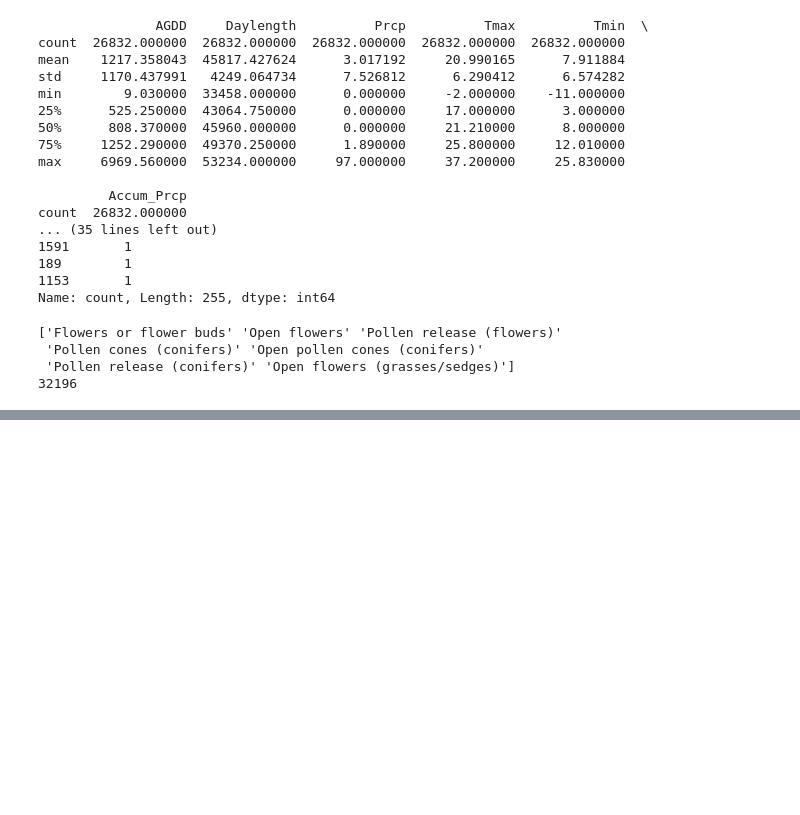
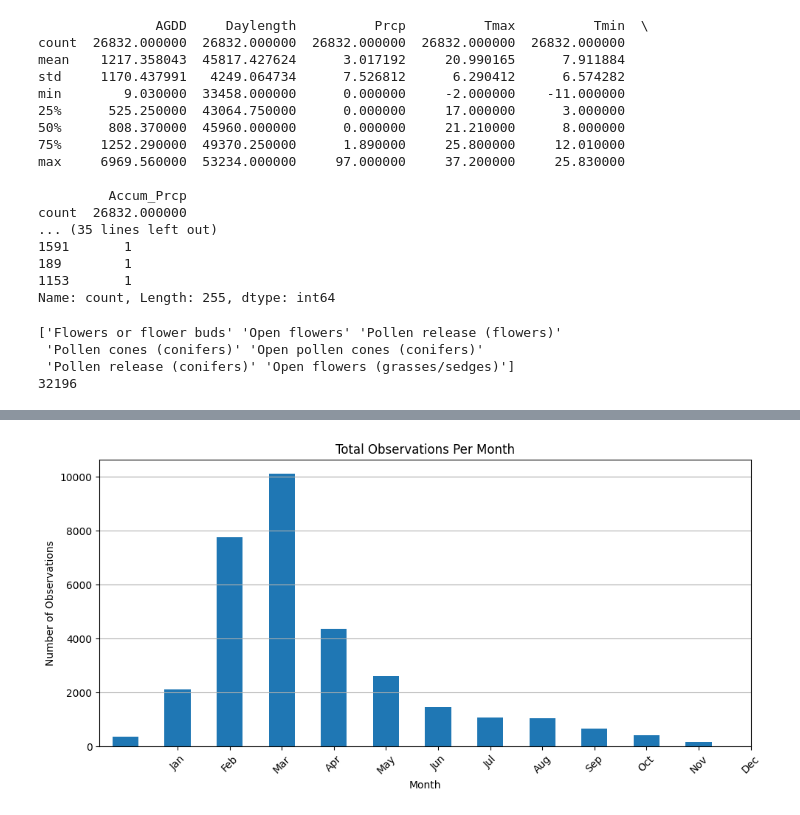
Before and after one commit to abdul8117/geog398e-project, a Jupyter notebook: scripts/notebook.ipynb, the cells around one changed output, grey strips where cells are left out. Saved outputs shown, nothing was run; the diff lists cells and outputs as text; code cells hidden in the pictures; blank space fills up the shorter version.

```diff
--- a/scripts/notebook.ipynb
+++ b/scripts/notebook.ipynb
@@ -312,0 +412,7 @@ print(cleaned_df.shape[0])
+# %%
+analyzer2.plot_monthly_observations()
+#  """
+#  Plots the total number of observations for each month as a bar chart.
+# """
+# %% [output]
+[figure, added]
```
Also changed, not shown: parts of 8 cells of this notebook, 1 other file.
